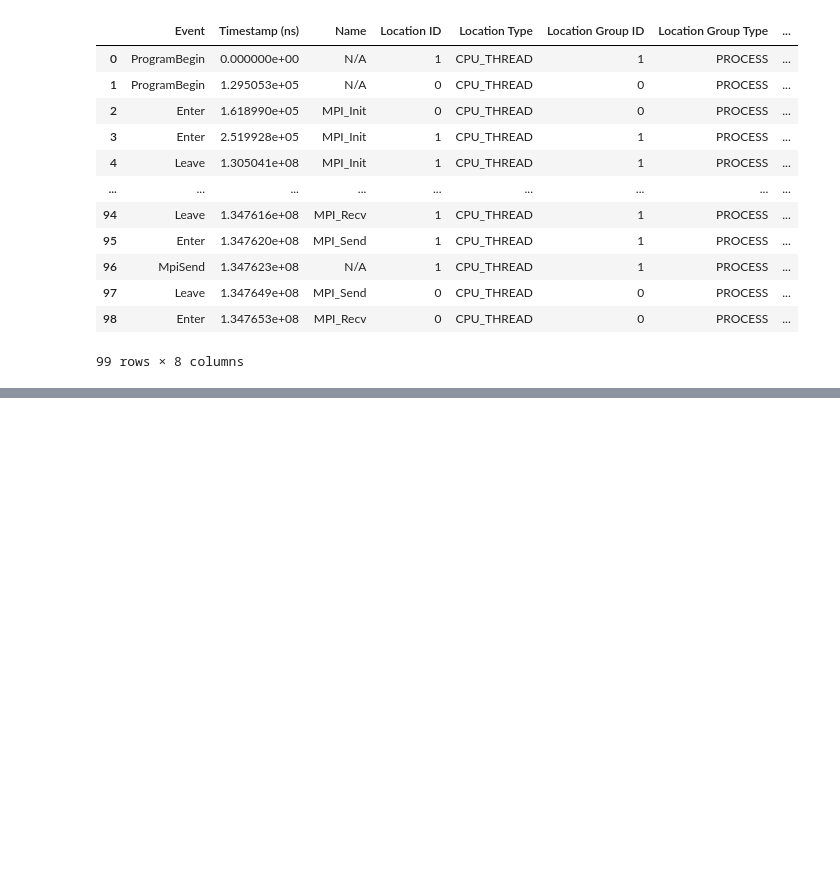
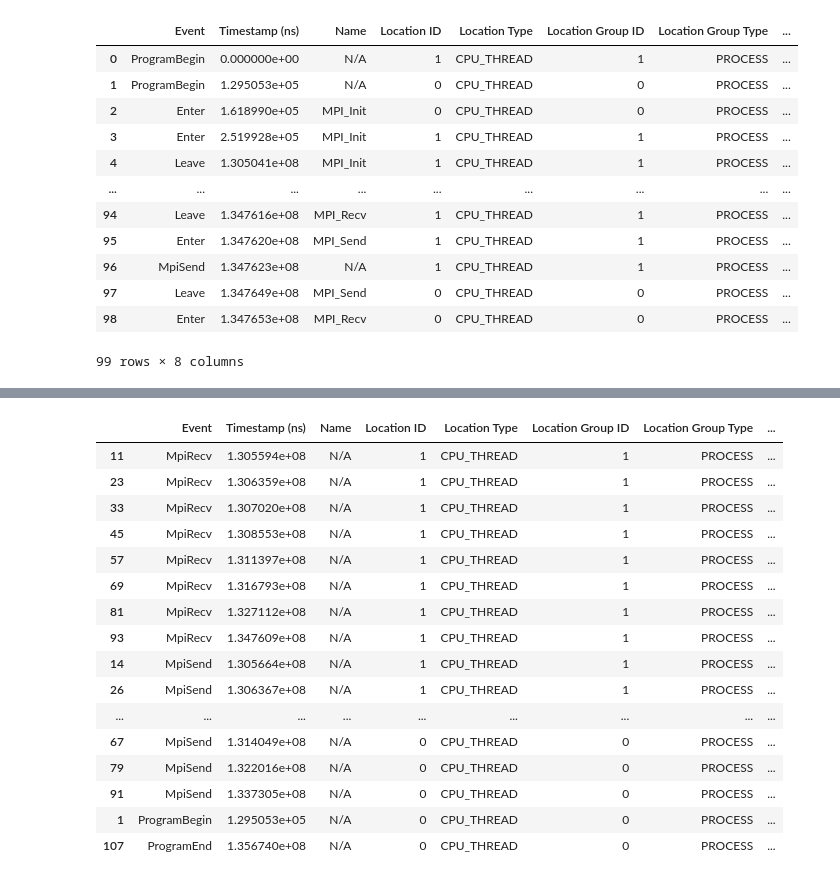
Before and after one commit to hpcgroup/pipit, a Jupyter notebook: docs/examples/query.ipynb, the cells around one changed output, grey strips where cells are left out. Cells and saved outputs as stored; diff of their text form; code cells hidden in the pictures; blank space fills up the shorter version.

Commit message:
Add orderby support

```diff
--- a/docs/examples/query.ipynb
+++ b/docs/examples/query.ipynb
@@ -148,0 +118,20 @@ trace.where("Location ID", "in", [0, 1]).get()
+# %%
+trace.where("Name", "==", "N/A").orderBy("Location ID", "desc").orderBy("Event").get()
+# %% [output]
+|  | Event | Timestamp (ns) | Name | Location ID | Location Type | Location Group ID | Location Group Type | ... |
+| 11 | MpiRecv | 1.305594e+08 | N/A | 1 | CPU_THREAD | 1 | PROCESS | ... |
+| 23 | MpiRecv | 1.306359e+08 | N/A | 1 | CPU_THREAD | 1 | PROCESS | ... |
+| 33 | MpiRecv | 1.307020e+08 | N/A | 1 | CPU_THREAD | 1 | PROCESS | ... |
+| 45 | MpiRecv | 1.308553e+08 | N/A | 1 | CPU_THREAD | 1 | PROCESS | ... |
+| 57 | MpiRecv | 1.311397e+08 | N/A | 1 | CPU_THREAD | 1 | PROCESS | ... |
+| 69 | MpiRecv | 1.316793e+08 | N/A | 1 | CPU_THREAD | 1 | PROCESS | ... |
+| 81 | MpiRecv | 1.327112e+08 | N/A | 1 | CPU_THREAD | 1 | PROCESS | ... |
+| 93 | MpiRecv | 1.347609e+08 | N/A | 1 | CPU_THREAD | 1 | PROCESS | ... |
+| 14 | MpiSend | 1.305664e+08 | N/A | 1 | CPU_THREAD | 1 | PROCESS | ... |
+| 26 | MpiSend | 1.306367e+08 | N/A | 1 | CPU_THREAD | 1 | PROCESS | ... |
+| ... | ... | ... | ... | ... | ... | ... | ... | ... |
+| 67 | MpiSend | 1.314049e+08 | N/A | 0 | CPU_THREAD | 0 | PROCESS | ... |
+| 79 | MpiSend | 1.322016e+08 | N/A | 0 | CPU_THREAD | 0 | PROCESS | ... |
+| 91 | MpiSend | 1.337305e+08 | N/A | 0 | CPU_THREAD | 0 | PROCESS | ... |
+| 1 | ProgramBegin | 1.295053e+05 | N/A | 0 | CPU_THREAD | 0 | PROCESS | ... |
+| 107 | ProgramEnd | 1.356740e+08 | N/A | 0 | CPU_THREAD | 0 | PROCESS | ... |
```
Also changed, not shown: parts of 11 cells of this notebook, 1 other file.
